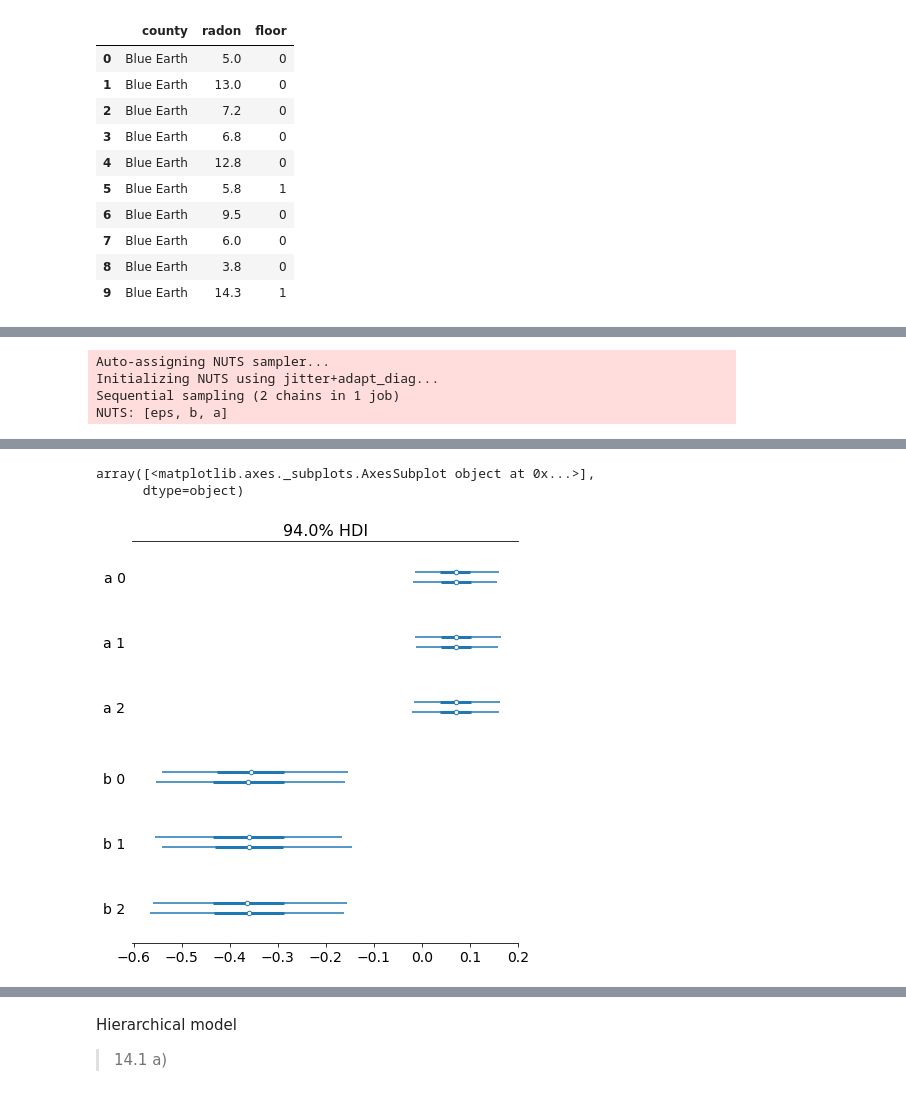
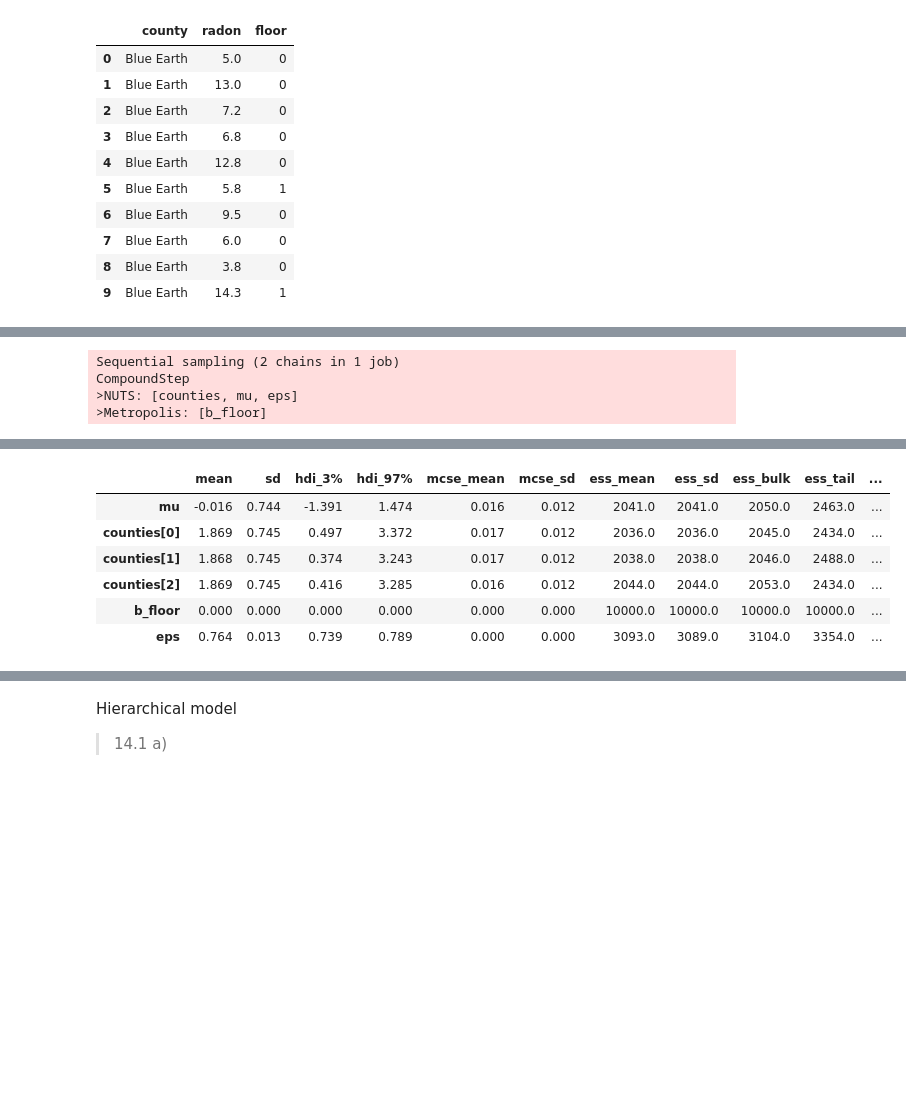
Before and after one commit to lwerth/INFO510, a Jupyter notebook: INFO410_hwk4.ipynb, the cells around one changed output, grey strips where cells are left out. Saved outputs shown, nothing was run; the diff lists cells and outputs as text; code cells hidden in the pictures; blank space fills up the shorter version.

```diff
--- a/INFO410_hwk4.ipynb
+++ b/INFO410_hwk4.ipynb
@@ -114,10 +163,12 @@ with pm.Model() as unpooled_model:
 with unpooled_model:
     unpooled_trace = pm.sample(5000)
     unpooled_sum = pm.summary(unpooled_trace)
+
+unpooled_sum
 # %% [output]
-Auto-assigning NUTS sampler...
-Initializing NUTS using jitter+adapt_diag...
 Sequential sampling (2 chains in 1 job)
-NUTS: [eps, b, a]
+CompoundStep
+>NUTS: [counties, mu, eps]
+>Metropolis: [b_floor]
 [interactive output not drawn]
 [interactive output not drawn]
@@ -125,6 +177,7 @@ Sampling 2 chains for 1_000 tune and 5_000 draw iterations (2_000 + 10_000 draws
+|  | mean | sd | hdi_3% | hdi_97% | mcse_mean | mcse_sd | ess_mean | ess_sd | ess_bulk | ess_tail | ... |
+| mu | -0.016 | 0.744 | -1.391 | 1.474 | 0.016 | 0.012 | 2041.0 | 2041.0 | 2050.0 | 2463.0 | ... |
+| counties[0] | 1.869 | 0.745 | 0.497 | 3.372 | 0.017 | 0.012 | 2036.0 | 2036.0 | 2045.0 | 2434.0 | ... |
+| counties[1] | 1.868 | 0.745 | 0.374 | 3.243 | 0.017 | 0.012 | 2038.0 | 2038.0 | 2046.0 | 2488.0 | ... |
+| counties[2] | 1.869 | 0.745 | 0.416 | 3.285 | 0.016 | 0.012 | 2044.0 | 2044.0 | 2053.0 | 2434.0 | ... |
+| b_floor | 0.000 | 0.000 | 0.000 | 0.000 | 0.000 | 0.000 | 10000.0 | 10000.0 | 10000.0 | 10000.0 | ... |
+| eps | 0.764 | 0.013 | 0.739 | 0.789 | 0.000 | 0.000 | 3093.0 | 3089.0 | 3104.0 | 3354.0 | ... |
-# %%
-pm.forestplot(unpooled_trace, var_names = unpooled_trace.varnames.remove('eps'))
-# %% [output]
-array([<matplotlib.axes._subplots.AxesSubplot object at 0x...>],
-      dtype=object)
-[figure, removed]
```
Also changed, not shown: parts of 17 cells of this notebook.
